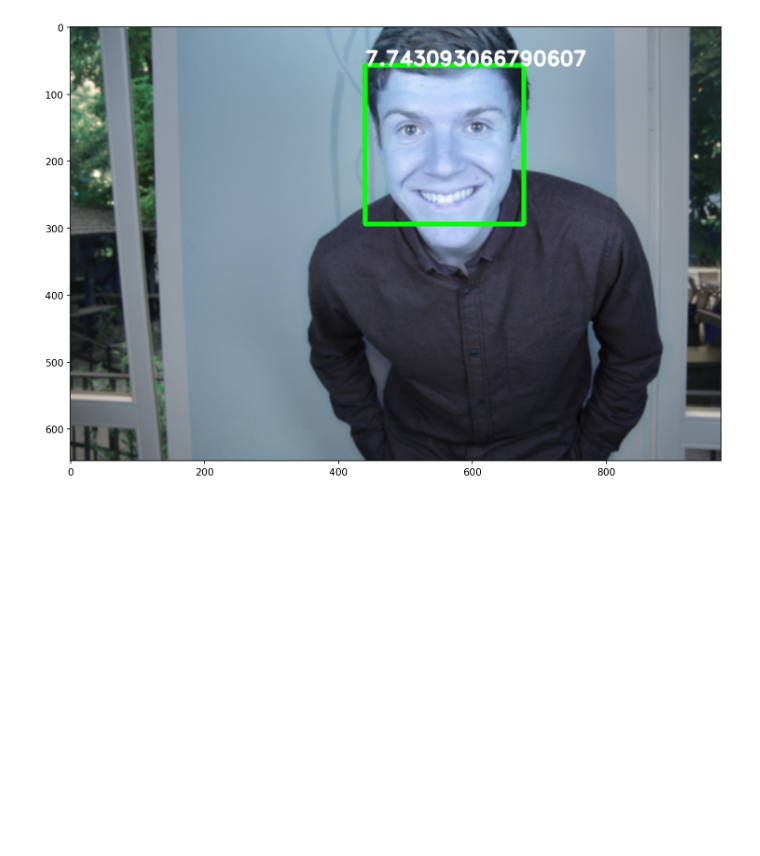
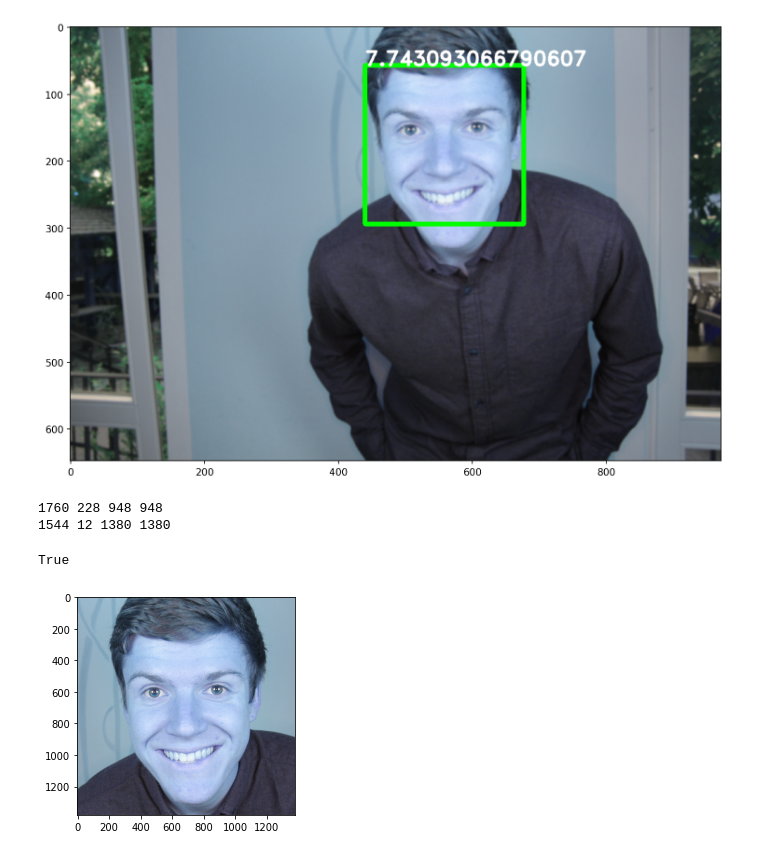
Before and after one commit to mgoetze06/fotobooth, a Jupyter notebook: fotobox-cvml.ipynb, the cells around one changed output. Drawn from its saved outputs; the diff is of its cells as text; code cells hidden in the pictures; blank space fills up the shorter version.

```diff
--- a/fotobox-cvml.ipynb
+++ b/fotobox-cvml.ipynb
@@ -58,3 +61,23 @@ cv2.imwrite("face_detected.jpg", img)
 # %% [output]
 True
 [figure]
+# %%
+x, y, w_box, h_box = face_boxes[0]*reduce_factor
+#h of original image
+#w of original image
+print(x, y, w_box, h_box)
+crop_border = int(h_org/12) #crop border is 1/15 of the orig. image height
+x = x - crop_border
+y = y - crop_border
+w_box = w_box + 2*crop_border
+h_box = h_box + 2*crop_border
+#TODO Respect org_img Boundaries
+print(x, y, w_box, h_box)
+cropped_img = org_img[y:y+h_box, x:x+w_box]
+plt.imshow(cropped_img)
+cv2.imwrite("face_detected_org_cropped.jpg", cropped_img)
+# %% [output]
+1760 228 948 948
+1544 12 1380 1380
+True
+[figure, added]
```
Also changed, not shown: parts of 2 cells of this notebook.
